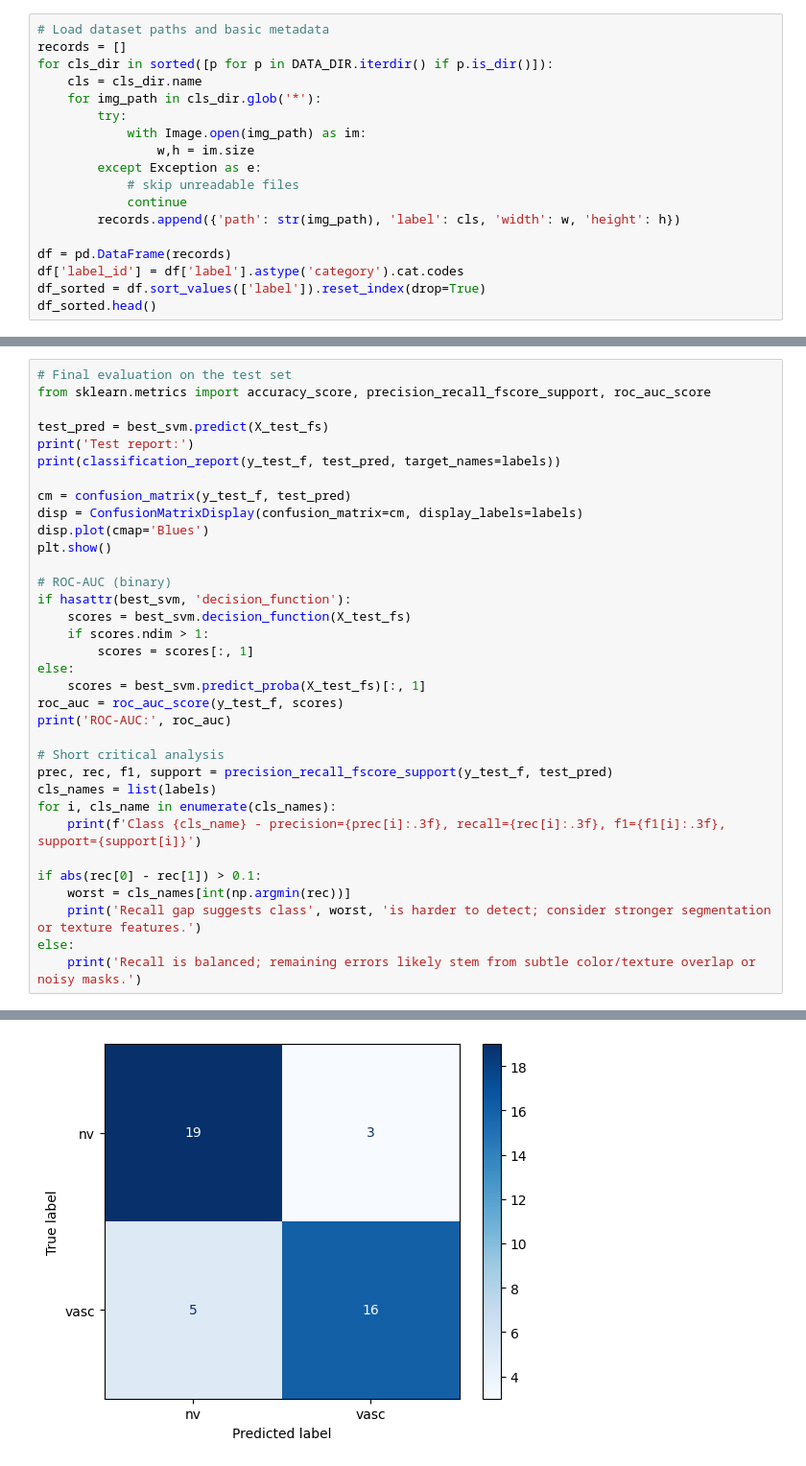
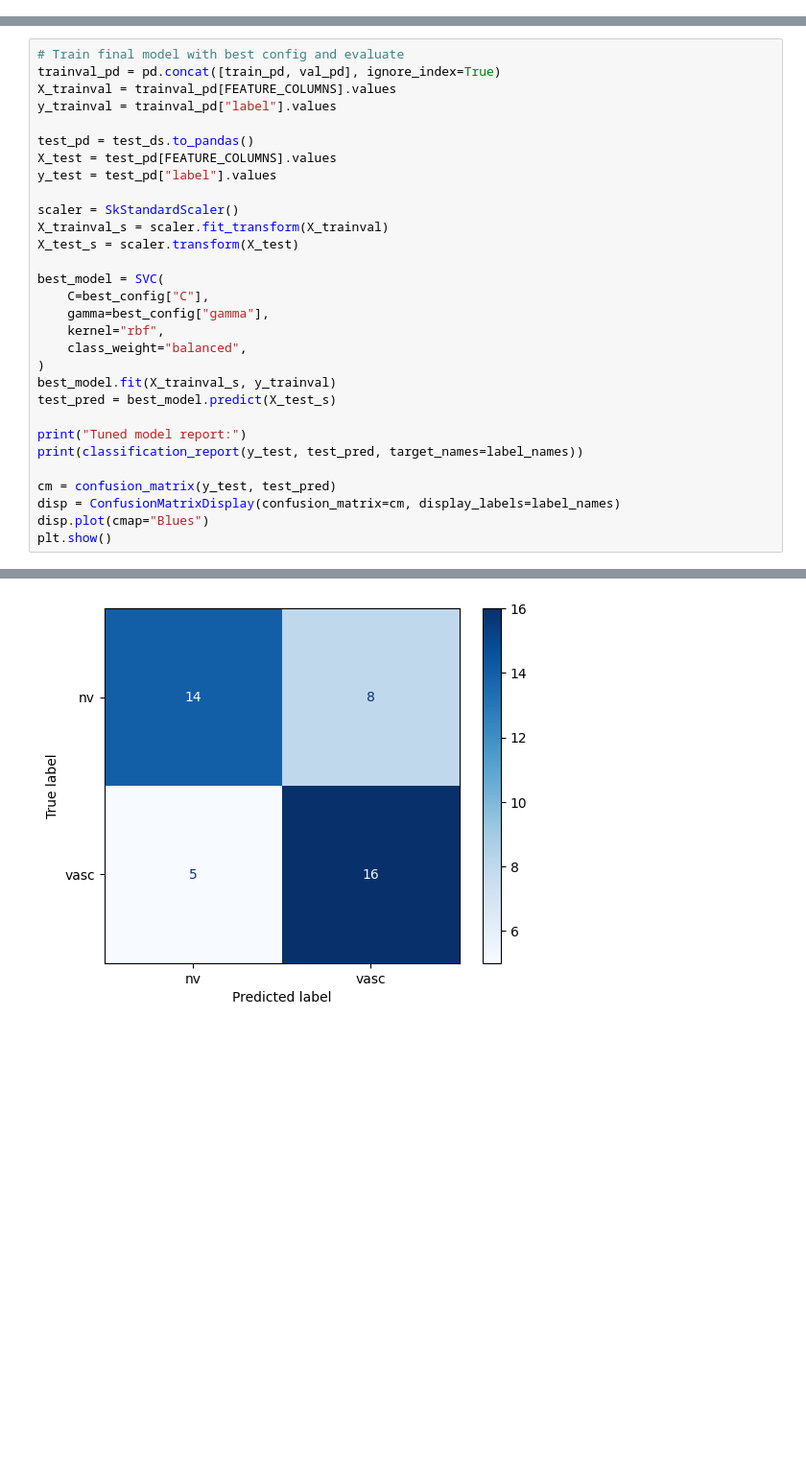
Before and after one commit to WSm-77/distributed_systems, a Jupyter notebook: skin_cancer/classify_skin_cancer.ipynb, the cells around one changed output, grey strips where cells are left out. Shown at 96% size. Saved outputs shown, nothing was run; the diff lists cells and outputs as text; blank space fills up the shorter version.

```diff
--- a/skin_cancer/classify_skin_cancer.ipynb
+++ b/skin_cancer/classify_skin_cancer.ipynb
@@ -22,18 +44,0 @@ DATA_DIR = Path('vascular_skin_lesion')
-# %%
-# Load dataset paths and basic metadata
-records = []
-for cls_dir in sorted([p for p in DATA_DIR.iterdir() if p.is_dir()]):
-    cls = cls_dir.name
-    for img_path in cls_dir.glob('*'):
-        try:
-            with Image.open(img_path) as im:
-                w,h = im.size
-        except Exception as e:
-            # skip unreadable files
-            continue
-        records.append({'path': str(img_path), 'label': cls, 'width': w, 'height': h})
-
-df = pd.DataFrame(records)
-df['label_id'] = df['label'].astype('category').cat.codes
-df_sorted = df.sort_values(['label']).reset_index(drop=True)
-df_sorted.head()
@@ -375,35 +467,31 @@ We evaluate the tuned model on the held-out test set, compute key metrics, and p
 # %%
-# Final evaluation on the test set
-from sklearn.metrics import accuracy_score, precision_recall_fscore_support, roc_auc_score
+# Train final model with best config and evaluate
+trainval_pd = pd.concat([train_pd, val_pd], ignore_index=True)
+X_trainval = trainval_pd[FEATURE_COLUMNS].values
+y_trainval = trainval_pd["label"].values
 
-test_pred = best_svm.predict(X_test_fs)
-print('Test report:')
-print(classification_report(y_test_f, test_pred, target_names=labels))
+test_pd = test_ds.to_pandas()
+X_test = test_pd[FEATURE_COLUMNS].values
+y_test = test_pd["label"].values
 
-cm = confusion_matrix(y_test_f, test_pred)
-disp = ConfusionMatrixDisplay(confusion_matrix=cm, display_labels=labels)
-disp.plot(cmap='Blues')
+scaler = SkStandardScaler()
+X_trainval_s = scaler.fit_transform(X_trainval)
+X_test_s = scaler.transform(X_test)
+
+best_model = SVC(
+    C=best_config["C"],
+    gamma=best_config["gamma"],
+    kernel="rbf",
+    class_weight="balanced",
+)
+best_model.fit(X_trainval_s, y_trainval)
+test_pred = best_model.predict(X_test_s)
+
+print("Tuned model report:")
+print(classification_report(y_test, test_pred, target_names=label_names))
+
+cm = confusion_matrix(y_test, test_pred)
+disp = ConfusionMatrixDisplay(confusion_matrix=cm, display_labels=label_names)
+disp.plot(cmap="Blues")
 plt.show()
-
-# ROC-AUC (binary)
-if hasattr(best_svm, 'decision_function'):
-    scores = best_svm.decision_function(X_test_fs)
-    if scores.ndim > 1:
-        scores = scores[:, 1]
-else:
-    scores = best_svm.predict_proba(X_test_fs)[:, 1]
-roc_auc = roc_auc_score(y_test_f, scores)
-print('ROC-AUC:', roc_auc)
-
-# Short critical analysis
-prec, rec, f1, support = precision_recall_fscore_support(y_test_f, test_pred)
-cls_names = list(labels)
-for i, cls_name in enumerate(cls_names):
-    print(f'Class {cls_name} - precision={prec[i]:.3f}, recall={rec[i]:.3f}, f1={f1[i]:.3f}, support={support[i]}')
-
-if abs(rec[0] - rec[1]) > 0.1:
-    worst = cls_names[int(np.argmin(rec))]
-    print('Recall gap suggests class', worst, 'is harder to detect; consider stronger segmentation or texture features.')
-else:
-    print('Recall is balanced; remaining errors likely stem from subtle color/texture overlap or noisy masks.')
 # %% [output]
@@ -419 +513 @@ weighted avg       0.82      0.81      0.81        43
-[figure, old version]
+[figure, new version]
```
Also changed, not shown: parts of 20 cells of this notebook.
